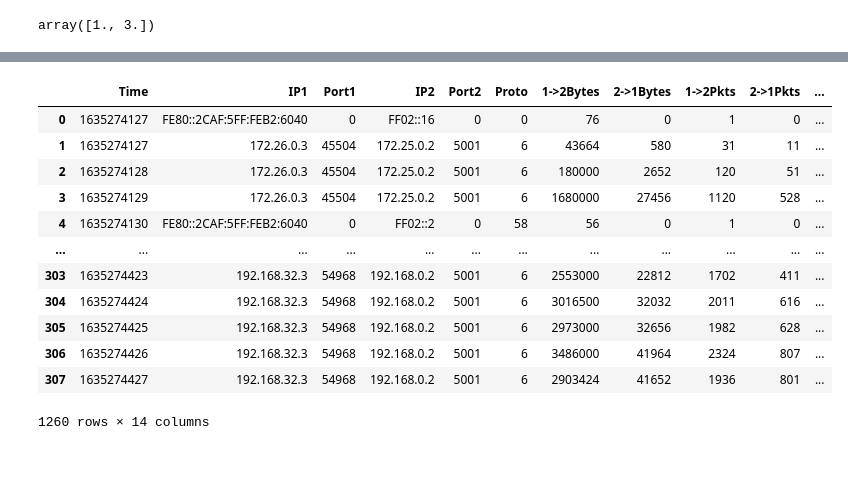
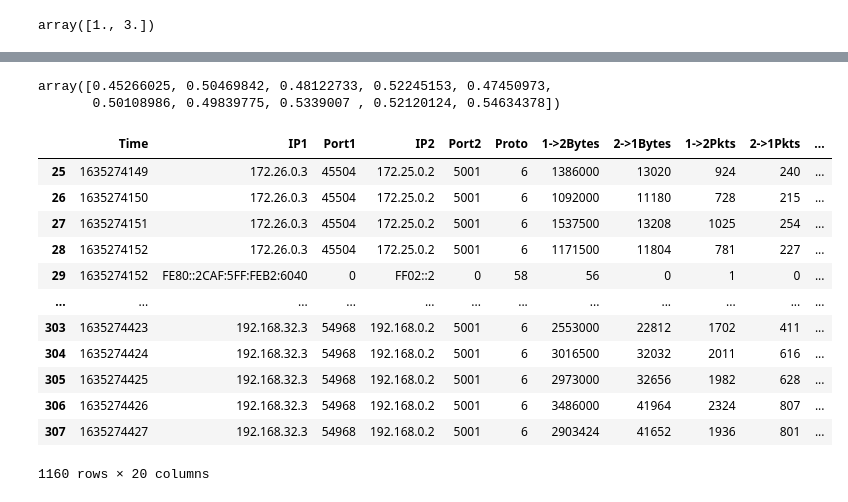
Before and after one commit to tatummaston/dsc180a-checkpoint1, a Jupyter notebook: eda.ipynb, the cells around one changed output, grey strips where cells are left out. Drawn from its saved outputs; the diff is of its cells as text; code cells hidden in the pictures; blank space fills up the shorter version.

```diff
--- a/eda.ipynb
+++ b/eda.ipynb
@@ -330,13 +339,13 @@ Text(0, 0.5, 'Packet Size')
 ratio_200_5000  = [0.04 for i in range(310)]
 ratio_200_300 = [0.67 for i in range(324)]
 ratio_200_1000 = [0.2 for i in range(318)]
-ratio_200_25000 = [0.2 for i in range(308)]
+ratio_200_25000 = [0.008 for i in range(308)]
 # %%
 run_200_5000['ratio'] = ratio_200_5000
 run_200_300['ratio'] = ratio_200_300
 run_200_1000['ratio'] = ratio_200_1000
 run_200_25000['ratio'] = ratio_200_25000
 # %%
-full_df = pd.concat([run_200_5000, run_200_300, run_200_1000, run_200_25000])
+full_df = pd.concat([run_200_5000[25:], run_200_300[25:], run_200_1000[25:], run_200_25000[25:]])
 # %%
 full_df['total_packet_size'] = full_df['1->2Bytes'] + full_df['2->1Bytes']
@@ -358,0 +352,4 @@ full_df[['total_packet_size','packet_sizes']]
+# %%
+full_df['total_packet_count'] = full_df['1->2Pkts'] + full_df['2->1Pkts']
+# %%
+full_df['variance_bytes'] = full_df['packet_sizes'].apply(var)
@@ -485,16 +621,21 @@ array([[-0.00259226],
+# %%
+y_pred[:10]
+# %% [output]
+array([0.45266025, 0.50469842, 0.48122733, 0.52245153, 0.47450973,
+       0.50108986, 0.49839775, 0.5339007 , 0.52120124, 0.54634378])
 # %%
-full_df[['']]
+full_df
 # %% [output]
 |  | Time | IP1 | Port1 | IP2 | Port2 | Proto | 1->2Bytes | 2->1Bytes | 1->2Pkts | 2->1Pkts | ... |
-| 0 | 1635274127 | FE80::2CAF:5FF:FEB2:6040 | 0 | FF02::16 | 0 | 0 | 76 | 0 | 1 | 0 | ... |
-| 1 | 1635274127 | 172.26.0.3 | 45504 | 172.25.0.2 | 5001 | 6 | 43664 | 580 | 31 | 11 | ... |
-| 2 | 1635274128 | 172.26.0.3 | 45504 | 172.25.0.2 | 5001 | 6 | 180000 | 2652 | 120 | 51 | ... |
-| 3 | 1635274129 | 172.26.0.3 | 45504 | 172.25.0.2 | 5001 | 6 | 1680000 | 27456 | 1120 | 528 | ... |
-| 4 | 1635274130 | FE80::2CAF:5FF:FEB2:6040 | 0 | FF02::2 | 0 | 58 | 56 | 0 | 1 | 0 | ... |
+| 25 | 1635274149 | 172.26.0.3 | 45504 | 172.25.0.2 | 5001 | 6 | 1386000 | 13020 | 924 | 240 | ... |
+| 26 | 1635274150 | 172.26.0.3 | 45504 | 172.25.0.2 | 5001 | 6 | 1092000 | 11180 | 728 | 215 | ... |
+| 27 | 1635274151 | 172.26.0.3 | 45504 | 172.25.0.2 | 5001 | 6 | 1537500 | 13208 | 1025 | 254 | ... |
+| 28 | 1635274152 | 172.26.0.3 | 45504 | 172.25.0.2 | 5001 | 6 | 1171500 | 11804 | 781 | 227 | ... |
+| 29 | 1635274152 | FE80::2CAF:5FF:FEB2:6040 | 0 | FF02::2 | 0 | 58 | 56 | 0 | 1 | 0 | ... |
 | ... | ... | ... | ... | ... | ... | ... | ... | ... | ... | ... | ... |
 | 303 | 1635274423 | 192.168.32.3 | 54968 | 192.168.0.2 | 5001 | 6 | 2553000 | 22812 | 1702 | 411 | ... |
 | 304 | 1635274424 | 192.168.32.3 | 54968 | 192.168.0.2 | 5001 | 6 | 3016500 | 32032 | 2011 | 616 | ... |
 | 305 | 1635274425 | 192.168.32.3 | 54968 | 192.168.0.2 | 5001 | 6 | 2973000 | 32656 | 1982 | 628 | ... |
 | 306 | 1635274426 | 192.168.32.3 | 54968 | 192.168.0.2 | 5001 | 6 | 3486000 | 41964 | 2324 | 807 | ... |
 | 307 | 1635274427 | 192.168.32.3 | 54968 | 192.168.0.2 | 5001 | 6 | 2903424 | 41652 | 1936 | 801 | ... |
-1260 rows × 14 columns
+1160 rows × 20 columns
```
Also changed, not shown: parts of 20 cells of this notebook.
